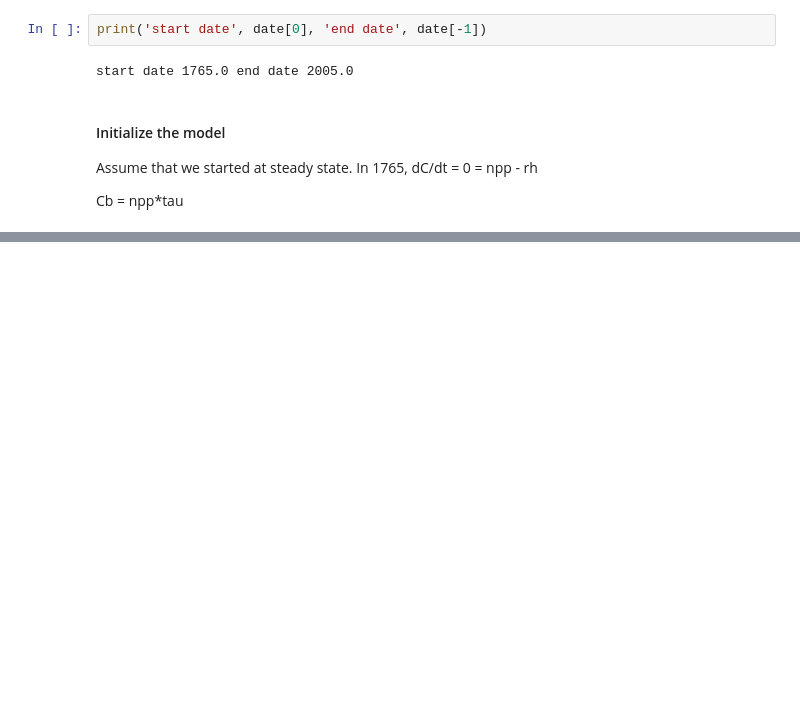
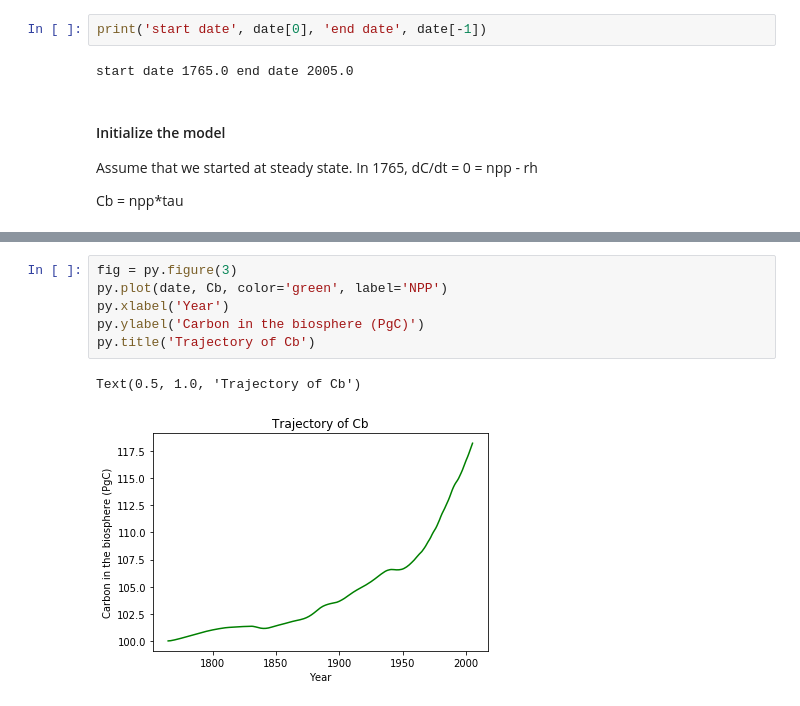
Before and after one commit to scoffiel/ess118_python_reference, a Jupyter notebook: 8_box_models.ipynb, the cells around one changed output, grey strips where cells are left out. Drawn from its saved outputs; the diff is of its cells as text; blank space fills up the shorter version.

```diff
--- a/8_box_models.ipynb
+++ b/8_box_models.ipynb
@@ -50,0 +83,9 @@ for t in range(1, nyears):  #starting at 1766
+# %%
+fig = py.figure(3)
+py.plot(date, Cb, color='green', label='NPP')
+py.xlabel('Year')
+py.ylabel('Carbon in the biosphere (PgC)')
+py.title('Trajectory of Cb')
+# %% [output]
+Text(0.5, 1.0, 'Trajectory of Cb')
+[figure, added]
```
Also changed, not shown: parts of 14 cells of this notebook.
